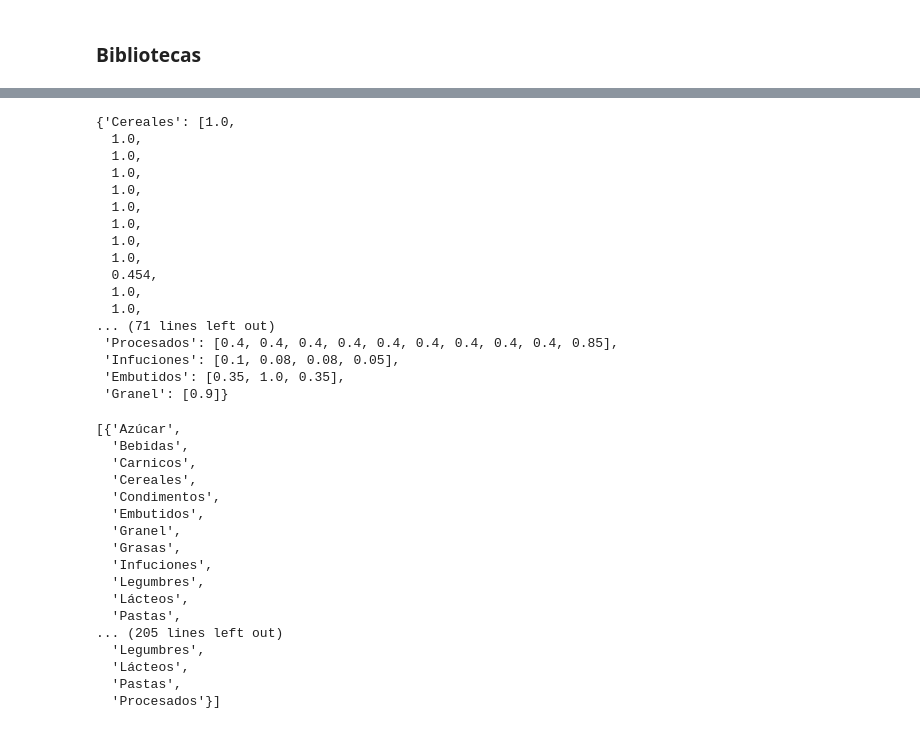
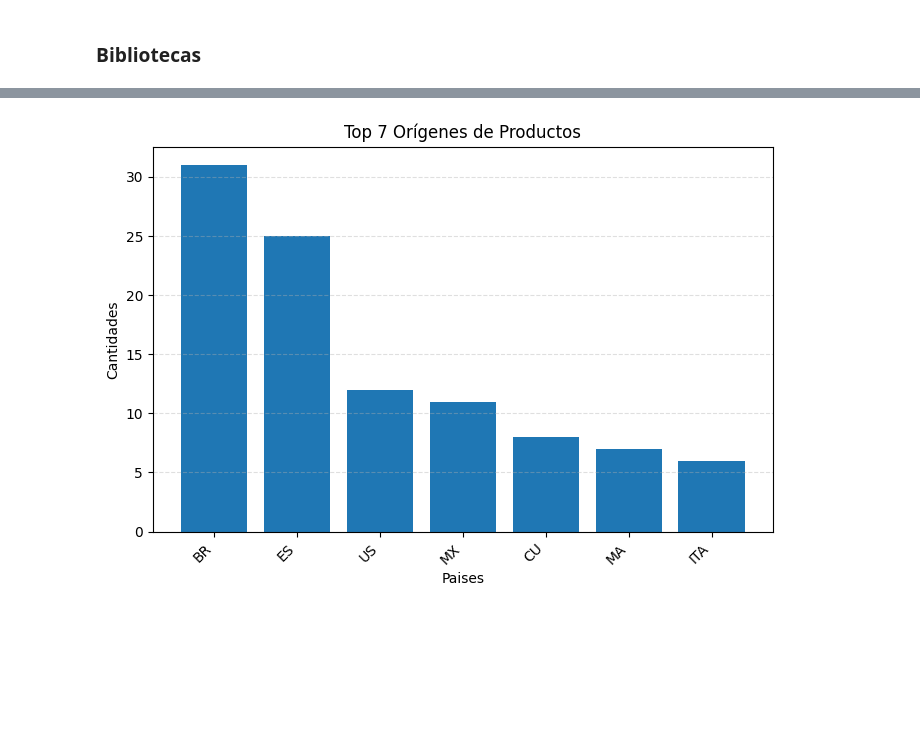
Before and after one commit to L14Npy/project_01, a Jupyter notebook: storytelling.ipynb, the cells around one changed output, grey strips where cells are left out. Drawn from its saved outputs; the diff is of its cells as text; code cells hidden in the pictures; blank space fills up the shorter version.

```diff
--- a/storytelling.ipynb
+++ b/storytelling.ipynb
@@ -27,59 +18,4 @@ Origin2(5)
-# %%
-def Dicc2(k, path=path1):
-    # Genera un Diccionario con
-    mipymes = OpenJSON(path).get("mipymes")
-    dicc = {}
-
-    for i in range(len(mipymes)):
-        products = mipymes[i].get("products")
-
-        for j in range(len(products)):
-            category = products[j][k]
-            count = products[j]["count"]
-
-            if count is None:
-                continue
-            if category not in dicc:
-                dicc[category] = []
-            dicc[category].append(count)
-
-    return dicc
-Dicc2('category')
-# %% [output]
-{'Cereales': [1.0,
-  1.0,
-  1.0,
-  1.0,
-  1.0,
-  1.0,
-  1.0,
-  1.0,
-  1.0,
-  0.454,
-  1.0,
-  1.0,
-... (71 lines left out)
- 'Procesados': [0.4, 0.4, 0.4, 0.4, 0.4, 0.4, 0.4, 0.4, 0.4, 0.85],
- 'Infuciones': [0.1, 0.08, 0.08, 0.05],
- 'Embutidos': [0.35, 1.0, 0.35],
- 'Granel': [0.9]}
-# %%
-AddDicc('name', set(), 'category')
-# %% [output]
-[{'Azúcar',
-  'Bebidas',
-  'Carnicos',
-  'Cereales',
-  'Condimentos',
-  'Embutidos',
-  'Granel',
-  'Grasas',
-  'Infuciones',
-  'Legumbres',
-  'Lácteos',
-  'Pastas',
-... (205 lines left out)
-  'Legumbres',
-  'Lácteos',
-  'Pastas',
-  'Procesados'}]
+# %%
+BarOP(7)
+# %% [output]
+[figure, added]
```
Also changed, not shown: parts of 5 cells of this notebook, 6 other files.
